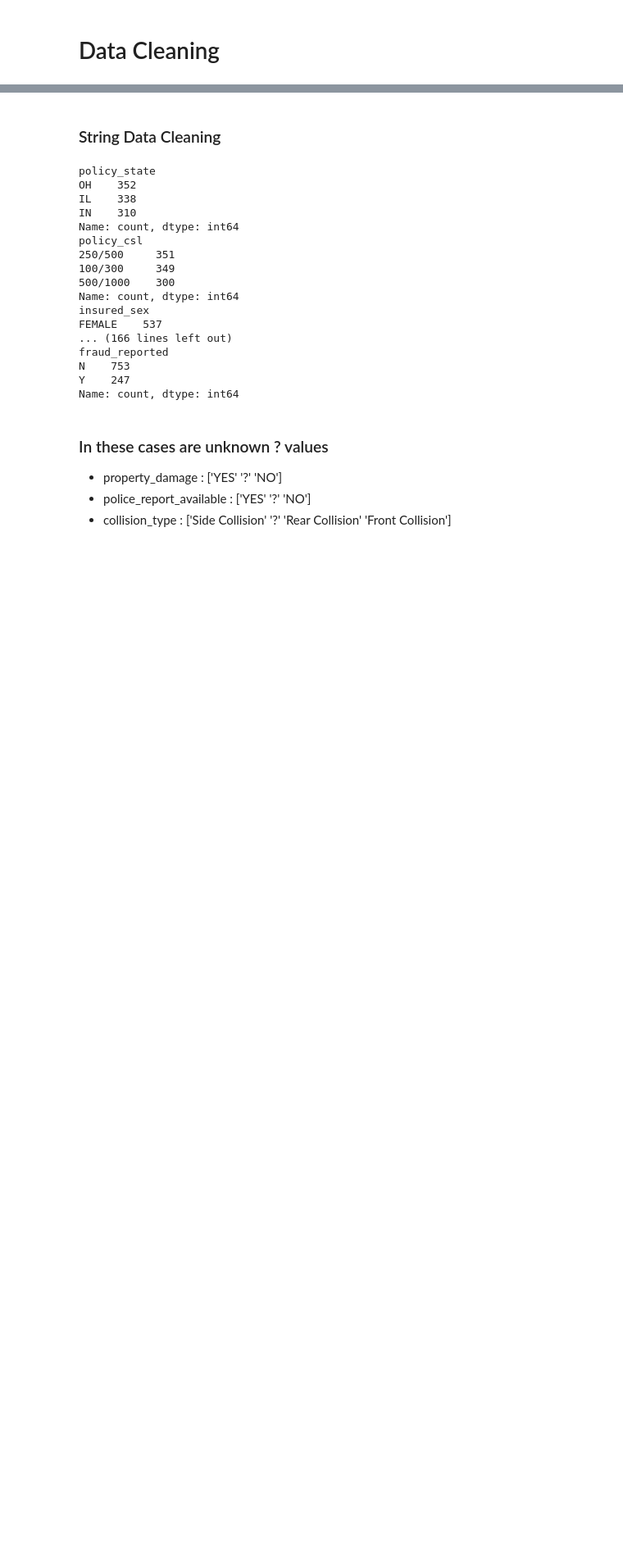
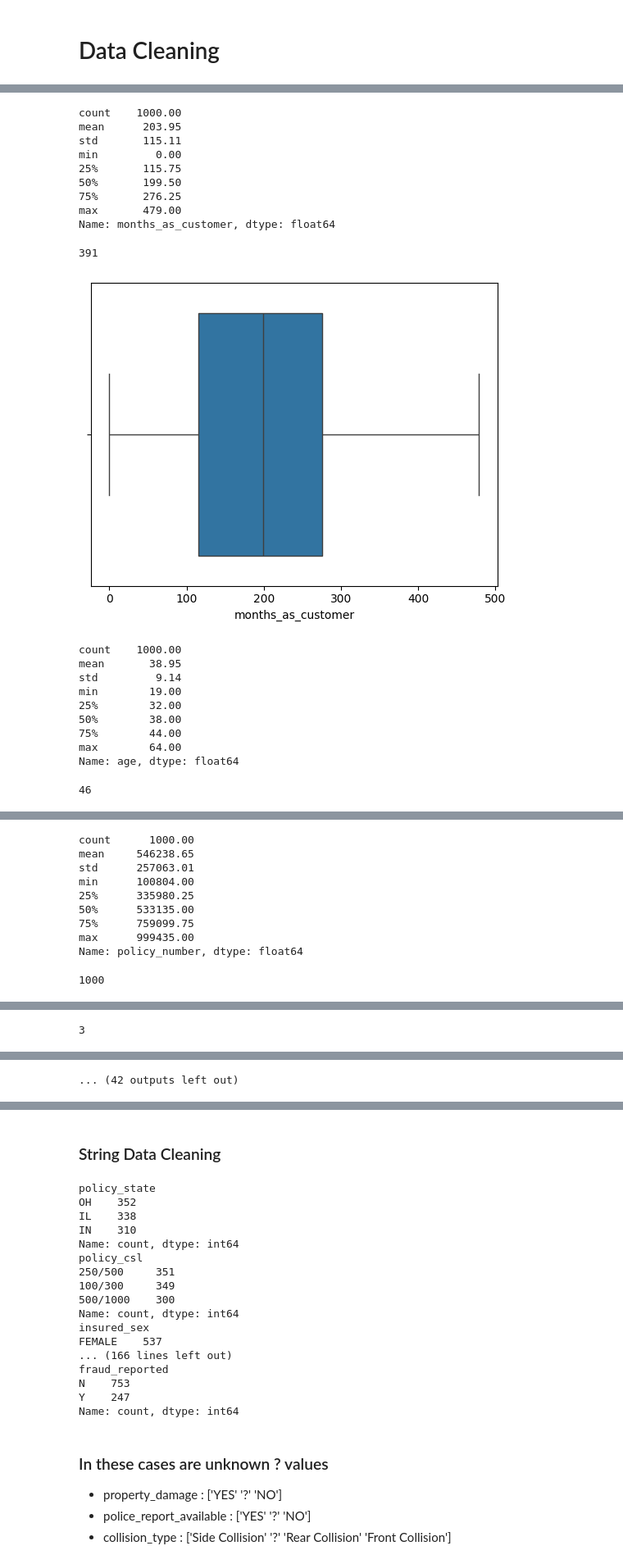
Before and after one commit to BertrandTcheuffa/claim_predict, a Jupyter notebook: data_prep.ipynb, the cells around one changed output, grey strips where cells are left out. Shown: that part at 82% size. Saved outputs shown, nothing was run; the diff lists cells and outputs as text; code cells hidden in the pictures; blank space fills up the shorter version.

```diff
--- a/data_prep.ipynb
+++ b/data_prep.ipynb
@@ -96,0 +91,11 @@ Index(['months_as_customer', 'age', 'policy_number', 'policy_bind_date',
+# %%
+df["fraud"]=df["fraud_reported"].apply(lambda x: 1 if str(x)=="Y" else 0)
+# %%
+col_quan = df.select_dtypes(include=['float64', 'int64']).columns
+col_qual = df.drop(col_quan,axis=1).columns
+# %%
+def quant_var_stats(variable, df):
+    display(np.round(df[variable].describe(),2))
+    display(df[variable].nunique())
+    sns.boxplot(x=variable, data=df)
+    plt.show()
@@ -96,0 +112,25 @@ Index(['months_as_customer', 'age', 'policy_number', 'policy_bind_date',
+# %%
+for col in col_quan:
+    quant_var_stats(col,df)
+# %% [output]
+count    1000.00
+mean      203.95
+std       115.11
+min         0.00
+25%       115.75
+50%       199.50
+75%       276.25
+max       479.00
+Name: months_as_customer, dtype: float64
+391
+[figure, added]
+count    1000.00
+mean       38.95
+std         9.14
+min        19.00
+25%        32.00
+50%        38.00
+75%        44.00
+max        64.00
+Name: age, dtype: float64
+46
@@ -96,0 +138,10 @@ Index(['months_as_customer', 'age', 'policy_number', 'policy_bind_date',
+count      1000.00
+mean     546238.65
+std      257063.01
+min      100804.00
+25%      335980.25
+50%      533135.00
+75%      759099.75
+max      999435.00
+Name: policy_number, dtype: float64
+1000
@@ -96,0 +158 @@ Index(['months_as_customer', 'age', 'policy_number', 'policy_bind_date',
+3
@@ -96,0 +160 @@ Index(['months_as_customer', 'age', 'policy_number', 'policy_bind_date',
+... (42 outputs left out)
```
Also changed, not shown: parts of 12 cells of this notebook.
